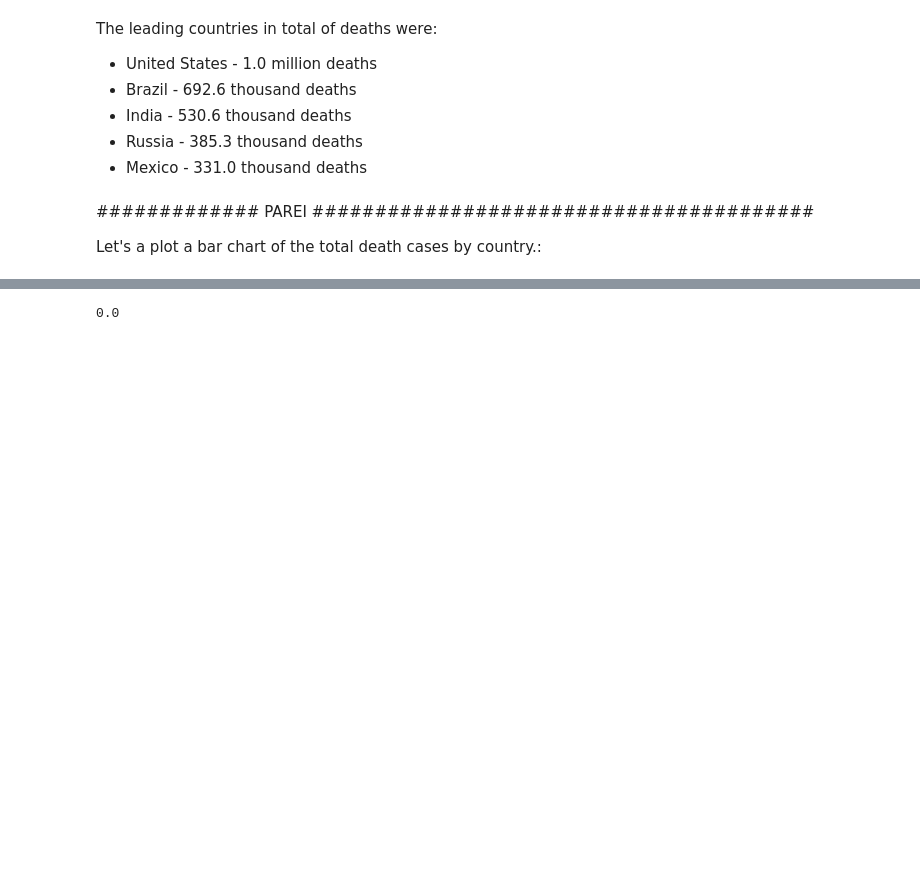
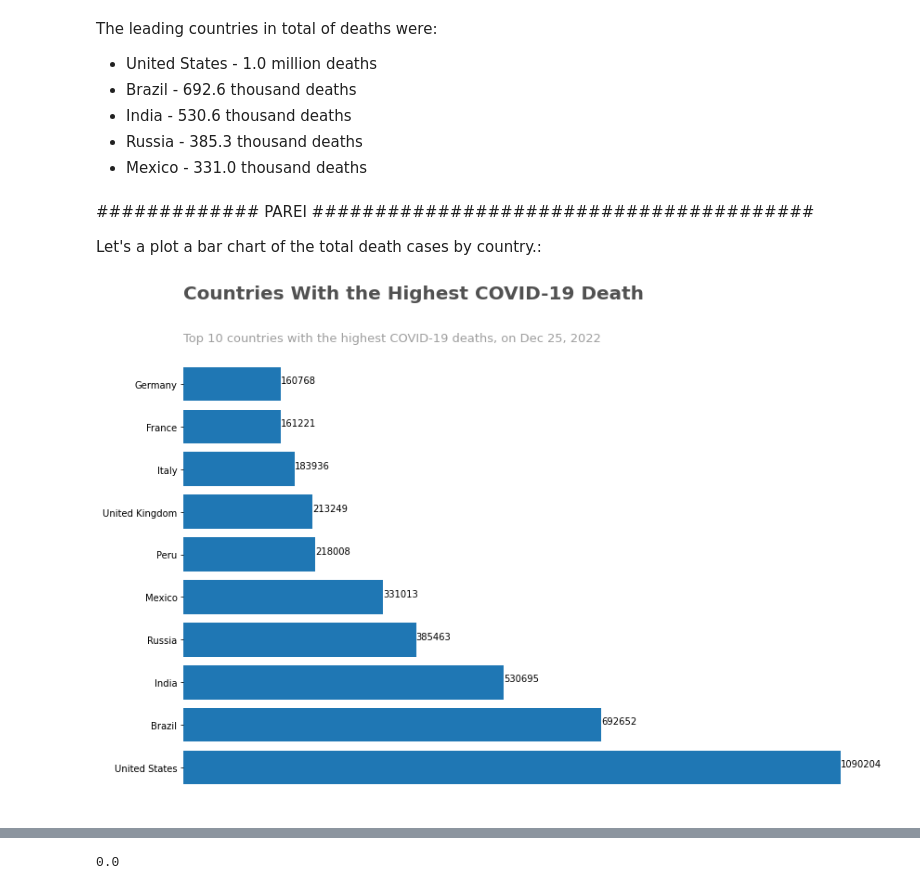
Before and after one commit to Mdrsilva/Covid-19_Data_Analysis, a Jupyter notebook: Covid_19_Data_Analysis.ipynb, the cells around one changed output, grey strips where cells are left out. Cells and saved outputs as stored; diff of their text form; code cells hidden in the pictures; blank space fills up the shorter version.

```diff
--- a/Covid_19_Data_Analysis.ipynb
+++ b/Covid_19_Data_Analysis.ipynb
@@ -402,0 +392,72 @@ Agora, vamos verificar os casos de morte.
+# %%
+print("\n\n")
+
+from matplotlib.gridspec import tight_layout
+
+# Settign font as Arial
+plt.rcParams['font.family'] = 'Arial'
+
+# Setting colours
+grey = "#9E9E9E"
+grey_text = "#515151"
+
+
+top_10_total_deaths = df_clean.loc[df_clean.date == last_date, ['location',
+                                                                'total_deaths']].sort_values(by="total_deaths", ascending=False)[1:11]
+
+fig, ax = plt.subplots(figsize=(12,8))
+
+ax.barh('location', 'total_deaths', data = top_10_total_deaths)
+# ax.set_ylabel("Country")
+# ax.set_xlabel("Total deaths")
+
+
+# Removing spines
+ax.spines['right'].set_visible(False)
+ax.spines['left'].set_visible(False)
+ax.spines['top'].set_visible(False)
+ax.spines['bottom'].set_visible(False)
+
+# Removing xticks
+ax.set_xticks(ticks=[])
+
+#remover titulos
+# ax.set_ylabel('')
+# ax.set_xlabel('')
+
+# plt.tick_params(
+#     axis='both',
+#     which='both',
+#     bottom=False,
+#     top=False,
+#     labelbottom=False)
+
+
+# title
+ax.text(-3.5, 11,'Countries With the Highest COVID-19 Death', fontsize=20, color=grey_text, fontweight='bold')
+ax.text(-3.5, 10,'Top 10 countries with the highest COVID-19 deaths, on Dec 25, 2022', fontsize=13, color=grey)
+
+initialx=0
+
+# adicionar labels
+for p in ax.patches:
+  ax.text(p.get_width(),
+          initialx+p.get_height()/50,
+          '{:1.0f}'.format(p.get_width()))
+  initialx+=1
+
+# #função para inserir rótulos
+# def autolabel (grupos):
+#     for i in grupos:
+#         h = i.get_height()
+#         ax.annotate ('{:.2f}'.format(v),
+#                      xy = (i.get_x()+i.get_width()/2,h),
+#                      xytext = (0,4),
+#                      textcoords = 'offset points',
+#                      ha = 'center')
+
+
+
+plt.tight_layout()
+# %% [output]
+[figure, added]
```
Also changed, not shown: parts of 7 cells of this notebook.
